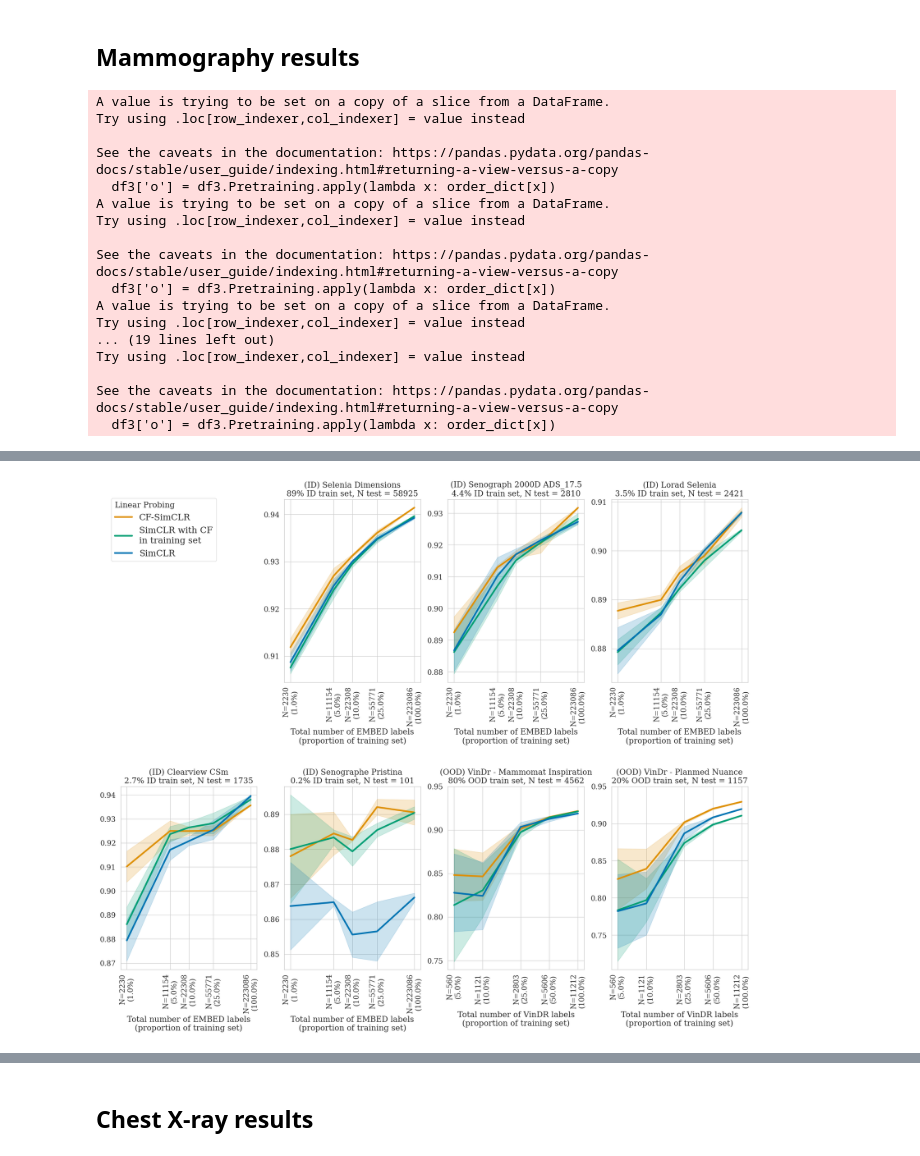
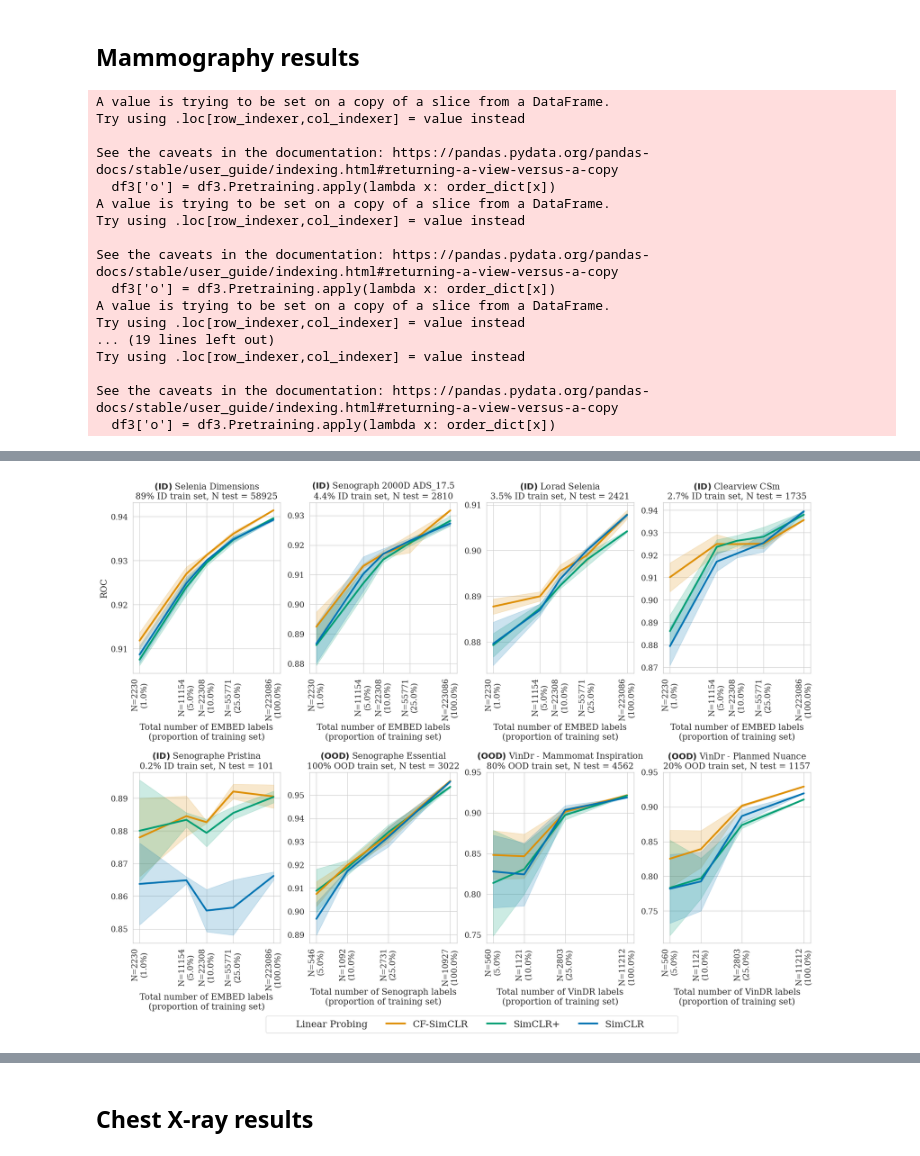
Before and after one commit to biomedia-mira/counterfactual-contrastive, a Jupyter notebook: evaluation/plot_all_results.ipynb, the cells around one changed output, grey strips where cells are left out. Cells and saved outputs as stored; diff of their text form; code cells hidden in the pictures.

```diff
--- a/evaluation/plot_all_results.ipynb
+++ b/evaluation/plot_all_results.ipynb
@@ -21,7 +21,14 @@ color_dict = {
     "ImageNet": sns.color_palette("colorblind", 8)[-1],
     "CF-SimCLR": sns.color_palette("colorblind", 3)[1],
     "SimCLR": sns.color_palette("colorblind", 3)[0],
-    "SimCLR with CF\nin training set": sns.color_palette("colorblind", 3)[2],
+    "SimCLR+": sns.color_palette("colorblind", 3)[2],
+}
+
+legend_conversion = {
+    "ImageNet": "ImageNet",
+    "CF-SimCLR": "CF-SimCLR",
+    "SimCLR": "SimCLR",
+    "SimCLR with CF\nin training set": "SimCLR+",
 }
 
 type_error = ("se", 1)
@@ -48,7 +55,7 @@ order_dict = {
     "ImageNet": 3,
     "CF-SimCLR": 0,
     "SimCLR": 2,
-    "SimCLR with CF\nin training set": 1,
+    "SimCLR+": 1,
 }
 # %% [markdown]
 ## Mammography results
@@ -59,19 +66,22 @@ matplotlib.rcParams["font.family"] = "serif"
 for evaluation_type in ["Linear Probing", "Finetuning"]:
     df = pd.read_csv(f"../outputs/classification_tissueden_results_finetune2.csv")
     df["ctrain_label_prop"] = df.run_name.apply(extract_train_label_prop)
-    df["Pretraining"] = df.run_name.apply(lambda x: extract_pretraining_type(x))
+    df["Pretraining"] = df.run_name.apply(lambda x: legend_conversion[extract_pretraining_type(x)])
     df["Classifier"] = df.run_name.apply(lambda x: extract_finetuning_type(x))
     df = df.loc[df.Classifier == evaluation_type]
     df2 = df.dropna(subset=["ROC", "ctrain_label_prop"])
     xticks = [0.01, 0.05, 0.1, 0.25, 1.0]
     df2 = df2.loc[df2.ctrain_label_prop.isin(xticks)]
-    f, ax = plt.subplots(2, 4, figsize=(20, 15))
+    if evaluation_type == "Linear Probing":
+        f, ax = plt.subplots(2, 4, figsize=(20, 13))
+    else:
+        f, ax = plt.subplots(2, 4, figsize=(20, 15))
     plt.subplots_adjust(
-        left=0.1, right=0.9, bottom=0.1, top=0.9, wspace=0.2, hspace=0.57
+        left=0.1, right=0.9, bottom=0.1, top=0.9, wspace=0.2, hspace=0.58
     )
     ax = ax.ravel()
     for i, model in enumerate(
-        df2.sort_values(by="N_test", ascending=False)["Model Name"].unique(), 1
+        df2.sort_values(by="N_test", ascending=False)["Model Name"].unique(), 0
     ):
         df3 = df2.loc[df2["Model Name"] == model]
         df3['o'] = df3.Pretraining.apply(lambda x: order_dict[x])
@@ -85,10 +95,55 @@ for evaluation_type in ["Linear Probing", "Finetuning"]:
             **plt_kwargs,
         )
         ax[i].set_title(
-            f"(ID) {model}\n{training_prop[model]}% ID train set, N test = {df3.N_test.unique()[0]}"
+            r"$\bf{(ID)}$" + f" {model}\n{training_prop[model]}% ID train set, N test = {df3.N_test.unique()[0]}"
         )
         ax[i].set_xlabel("Total number of EMBED labels\n(proportion of training set)")
         n_label_train_total = 223086
+        ax[i].set_xscale("log")
+
+        xtickslabels = [
+            f"N={int(n_label_train_total * x)}\n({x * 100}%)" for x in xticks
+        ]
+        ax[i].set_xticks(xticks)
+        ax[i].set_xticklabels(xtickslabels, rotation=90)
+        #ax[i].set_yticks([0.84, 0.86, 0.88, 0.90, 0.92, 0.94])
+        if i > 0:
+            ax[i].set_ylabel("")
+
+        if evaluation_type == 'Linear Probing':
+            if i == 0:
+                ax[i].set_yticks([.91,.92,.93,.94])
+            if i == 2:
+                ax[i].set_yticks([.88,.89,.90,.91])
+
+
+
+    df = pd.read_csv(f"../outputs/classification_tissueden_results_ood.csv")
+    df["ctrain_label_prop"] = df.run_name.apply(extract_train_label_prop)
+    df["Pretraining"] = df.run_name.apply(lambda x: legend_conversion[extract_pretraining_type(x)])
+    df["Classifier"] = df.run_name.apply(lambda x: extract_finetuning_type(x))
+    df = df.loc[df.Classifier == evaluation_type]
+    df2 = df.dropna(subset=["ROC", "ctrain_label_prop"])
+    xticks = [0.05, 0.1, 0.25, 1.0]
+    df2 = df2.loc[df2.ctrain_label_prop.isin(xticks)]
+    for i, model in enumerate(
+        df2.sort_values(by="N_test", ascending=False)["Model Name"].unique(), 5
+    ):
+        df3 = df2.loc[df2["Model Name"] == model]
+        sns.lineplot(
+            data=df3,
+            x="ctrain_label_prop",
+            y="ROC",
+            hue="Pretraining",
+            ax=ax[i],
+            legend=False,
+            **plt_kwargs,
+        )
+        ax[i].set_title(
+            r"$\bf{(OOD)}$" + f" Senographe Essential\n100% OOD train set, N test = {df3.N_test.unique()[0]}"
+        )
+        ax[i].set_xlabel("Total number of Senograph labels\n(proportion of training set)")
+        n_label_train_total = 10927
         ax[i].set_xscale("log")
 
         xtickslabels = [
@@ -106,13 +161,16 @@ for evaluation_type in ["Linear Probing", "Finetuning"]:
             if i == 3:
                 ax[i].set_yticks([.88,.89,.90,.91])
 
+
+
+
     df = pd.read_csv(f"../outputs/vindr2.csv")
     df["ctrain_label_prop"] = df.run_name.apply(extract_train_label_prop)
-    df["Pretraining"] = df.run_name.apply(lambda x: extract_pretraining_type(x))
+    df["Pretraining"] = df.run_name.apply(lambda x: legend_conversion[extract_pretraining_type(x)])
     df["Classifier"] = df.run_name.apply(lambda x: extract_finetuning_type(x))
     df = df.loc[df.Classifier == evaluation_type]
     df2 = df.dropna(subset=["ROC", "ctrain_label_prop"])
-    xticks = [0.05, 0.1, 0.25, 0.5, 1.0]
+    xticks = [0.05, 0.1, 0.25, 1.0]
     df2 = df2.loc[df2.ctrain_label_prop.isin(xticks)]
     df2 = df2.loc[df2["Model Name"] != "(OOD) VinDr"]
     for i, model in enumerate(
@@ -127,9 +185,11 @@ for evaluation_type in ["Linear Probing", "Finetuning"]:
             hue="Pretraining",
             ax=ax[i],
             legend=i == 7,
+            style='Classifier',
             **plt_kwargs,
         )
         modelname = model.replace('\n',' - ')
+        modelname = modelname.replace("(OOD)", r"$\bf{(OOD)}$")
         ax[i].set_title(
             f"{modelname}\n{vindr_training_prop[model]}% OOD train set, N test = {df3.N_test.unique()[0]}"
         )
@@ -145,8 +205,20 @@ for evaluation_type in ["Linear Probing", "Finetuning"]:
         ax[i].set_yticks([0.75, 0.80, 0.85, 0.90, 0.95])
         if i > 0:
             ax[i].set_ylabel("")
-    ax[0].set_axis_off()
-    ax[-1].legend(loc="upper left", bbox_to_anchor=(-3.7, 2.60), ncol=1, fontsize=16, title=evaluation_type, alignment='left')
+    #ax[0].set_axis_off()
+    # ax[-1].legend(loc="upper left", bbox_to_anchor=(-3.62, 2.60), ncol=4, fontsize=16, title=evaluation_type, alignment='left')
+
+    handles, labels = ax[-1].get_legend_handles_labels()
+    print(handles, labels)
+    handles = handles[:-2]
+    labels = labels[:-2]
+    labels[-1] += '          '
+    labels[0] = evaluation_type
+
+    if evaluation_type == "Linear Probing":
+        ax[-1].legend(handles, labels, loc="upper left", bbox_to_anchor=(-2.73, -0.4), ncol=8, fontsize=16) # title=evaluation_type, alignment='left'
+    else:
+        ax[-1].legend(handles, labels, loc="upper left", bbox_to_anchor=(-2.90, -0.35), ncol=8, fontsize=16)
 
     plt.savefig(f"embed_{evaluation_type}.pdf", bbox_inches="tight", dpi=300)
     plt.show()
@@ -171 +244 @@ See the caveats in the documentation: https://pandas.pydata.org/pandas-docs/stab
-[figure, old version]
+[figure, new version]
```
Also changed, not shown: parts of 2 cells of this notebook.
